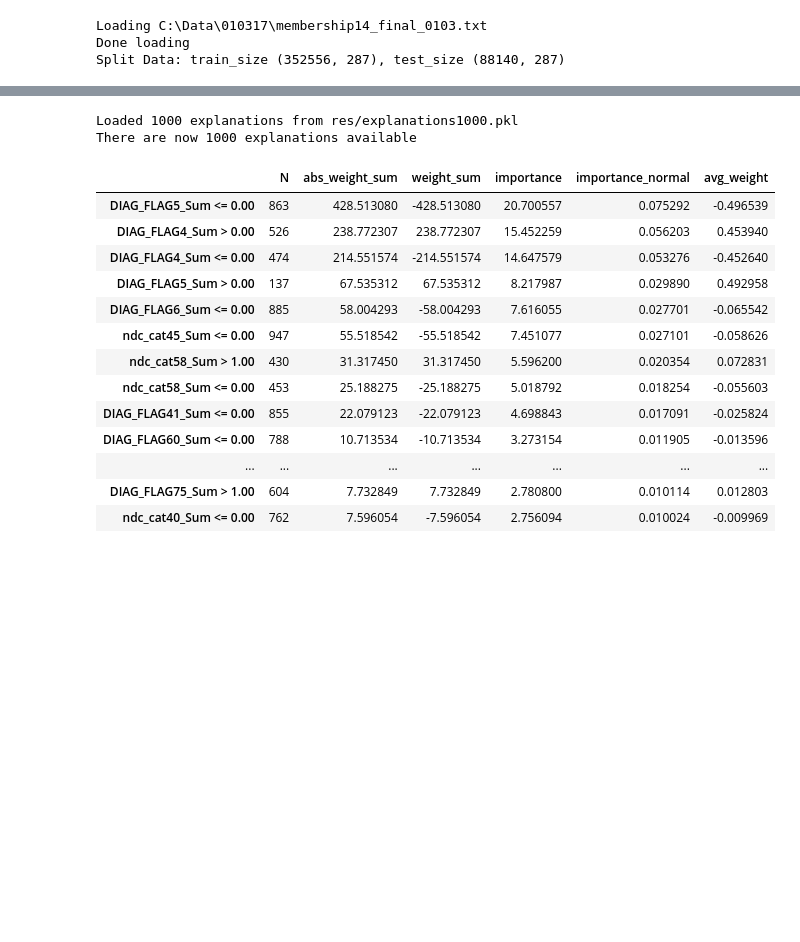
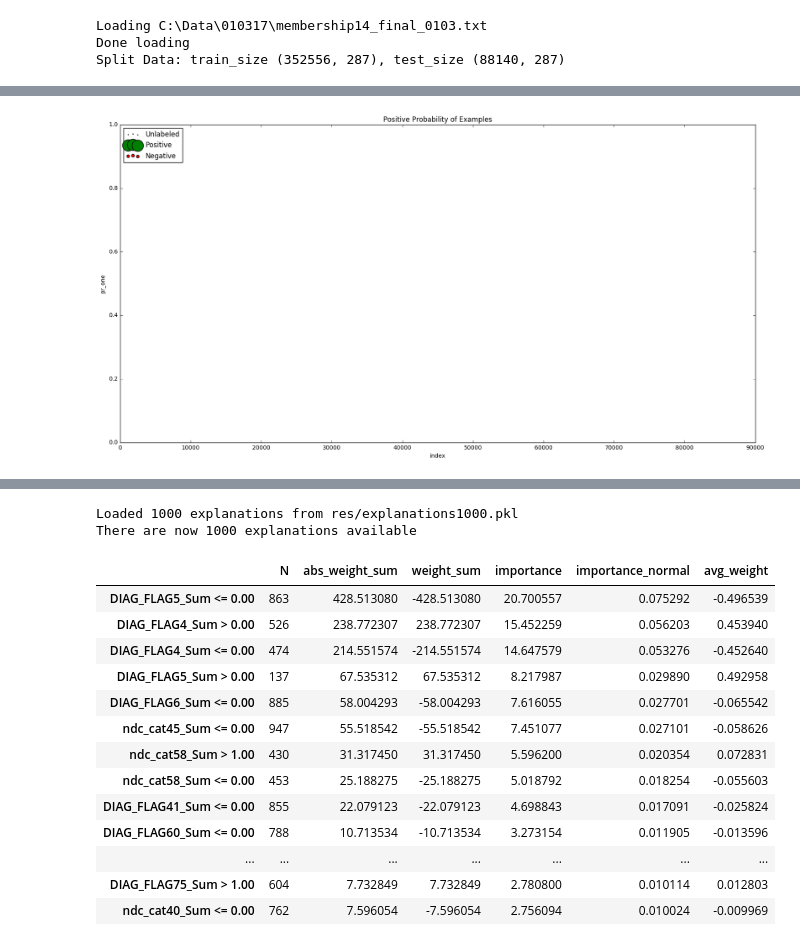
Before and after one commit to milliman/EPI_Machine_Learning, a Jupyter notebook: Try ModelDeepDive with Model6.ipynb, the cells around one changed output, grey strips where cells are left out. Cells and saved outputs as stored; diff of their text form; code cells hidden in the pictures; blank space fills up the shorter version.

```diff
--- a/Try ModelDeepDive with Model6.ipynb
+++ b/Try ModelDeepDive with Model6.ipynb
@@ -90,0 +114,4 @@ deep = ModelDeepDive(model6, explainer, X_test, y_test)
+# %%
+deep.generate_probability_plot()
+# %% [output]
+[figure, added]
```
Also changed, not shown: parts of 6 cells of this notebook, 4 other files.
